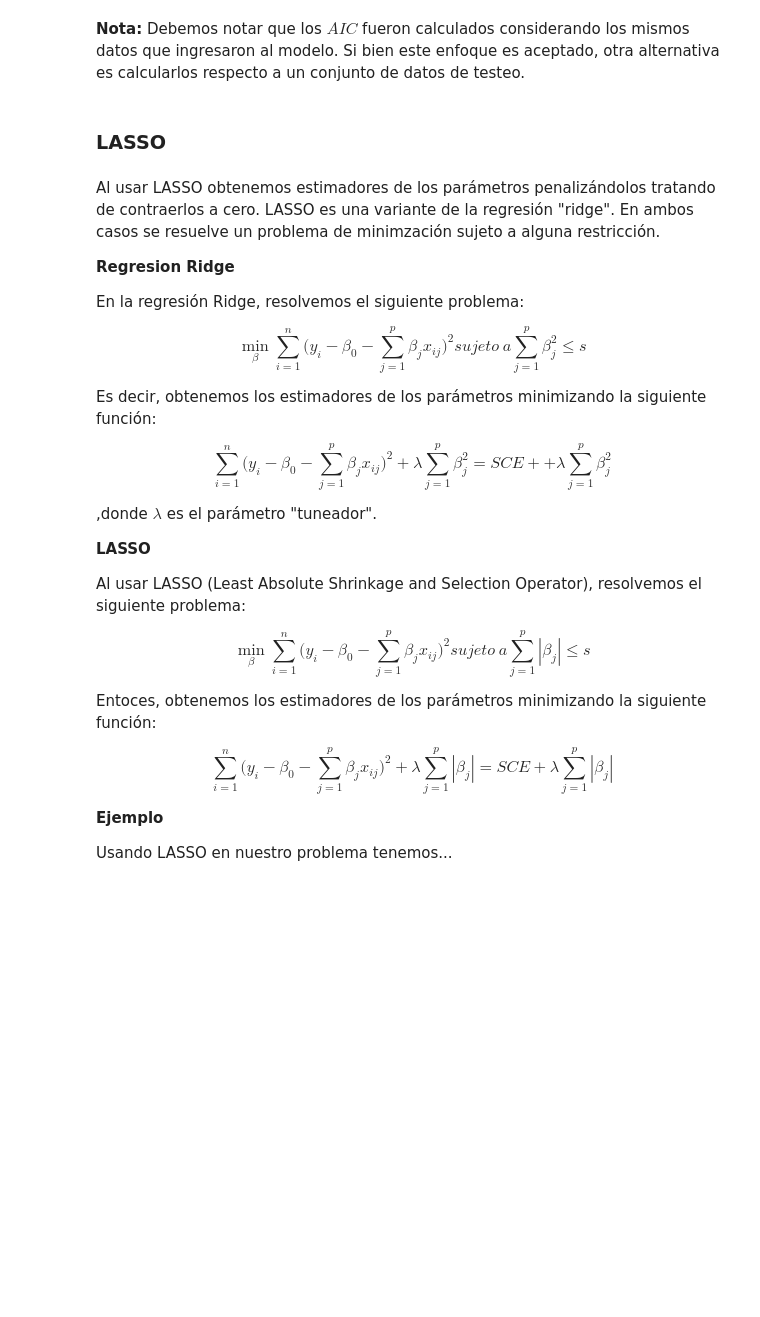
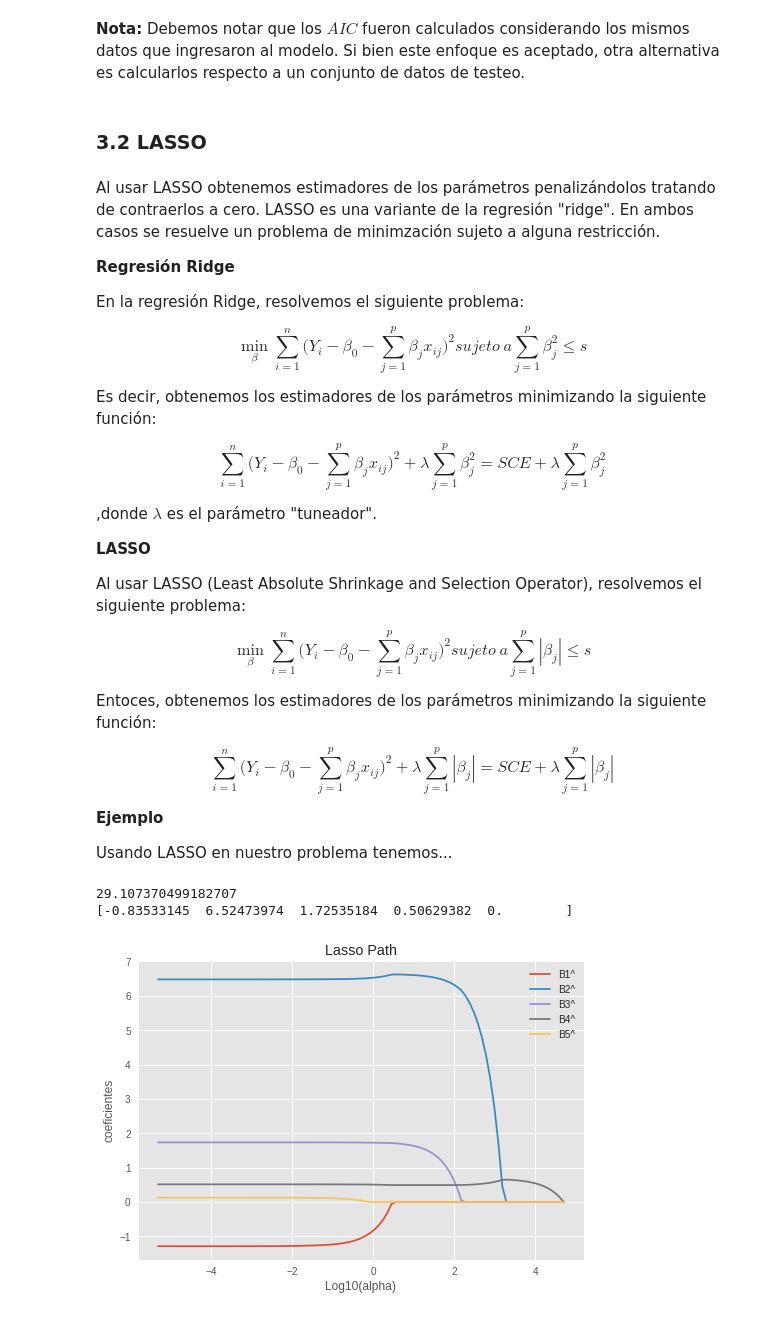
Before and after one commit to ayar-yps/RegresionLinealPython, a Jupyter notebook: Regresión Lineal.ipynb, the cells around one changed output. Drawn from its saved outputs; the diff is of its cells as text; code cells hidden in the pictures; blank space fills up the shorter version.

```diff
--- a/Regresión Lineal.ipynb
+++ b/Regresión Lineal.ipynb
@@ -639,23 +655,23 @@ OLS Regression Results
 # %% [markdown]
 __Nota:__ Debemos notar que los $AIC$ fueron calculados considerando los mismos datos que ingresaron al modelo. Si bien este enfoque es aceptado, otra alternativa es calcularlos respecto a un conjunto de datos de testeo.
 # %% [markdown]
-### LASSO
+### 3.2 LASSO
 # %% [markdown]
 Al usar LASSO obtenemos estimadores de los parámetros penalizándolos tratando de contraerlos a cero. LASSO es una variante de la regresión "ridge". En ambos casos se resuelve un problema de minimzación sujeto a alguna restricción.
 
-__Regresion Ridge__
+__Regresión Ridge__
 
 En la regresión Ridge, resolvemos el siguiente problema:
 
 $$
-\min\limits_{\beta} \sum_{i=1}^{n}\Big(y_i - \beta_0 - \sum_{j=1}^{p}\beta_j x_{ij}\Big)^2 sujeto \ a \sum_{j=1}^{p}\beta^2_j 	\leq s
+\min\limits_{\beta} \sum_{i=1}^{n}\Big(Y_i - \beta_0 - \sum_{j=1}^{p}\beta_j x_{ij}\Big)^2 sujeto \ a \sum_{j=1}^{p}\beta^2_j 	\leq s
 $$
 
 
 Es decir, obtenemos los estimadores de los parámetros minimizando la siguiente función:
 
 $$
-\sum_{i=1}^{n}\Big(y_i - \beta_0 - \sum_{j=1}^{p}\beta_j x_{ij}\Big)^2 + \lambda \sum_{j=1}^{p}\beta^2_j = SCE + + \lambda \sum_{j=1}^{p}\beta^2_j
+\sum_{i=1}^{n}\Big(Y_i - \beta_0 - \sum_{j=1}^{p}\beta_j x_{ij}\Big)^2 + \lambda \sum_{j=1}^{p}\beta^2_j = SCE + \lambda \sum_{j=1}^{p}\beta^2_j
 $$
 
 ,donde $\lambda$ es el parámetro "tuneador".
@@ -665,16 +681,53 @@ __LASSO__
 Al usar LASSO (Least Absolute Shrinkage and Selection Operator), resolvemos el siguiente problema:
 
 $$
-\min\limits_{\beta} \sum_{i=1}^{n}\Big(y_i - \beta_0 - \sum_{j=1}^{p}\beta_j x_{ij}\Big)^2 sujeto \ a \sum_{j=1}^{p}|{\beta_j}| 	\leq s
+\min\limits_{\beta} \sum_{i=1}^{n}\Big(Y_i - \beta_0 - \sum_{j=1}^{p}\beta_j x_{ij}\Big)^2 sujeto \ a \sum_{j=1}^{p}|{\beta_j}| 	\leq s
 $$
 
 
 Entoces, obtenemos los estimadores de los parámetros minimizando la siguiente función:
 
 $$
-\sum_{i=1}^{n}\Big(y_i - \beta_0 - \sum_{j=1}^{p}\beta_j x_{ij}\Big)^2 + \lambda \sum_{j=1}^{p}|{\beta_j}| = SCE + \lambda \sum_{j=1}^{p}|\beta_j|
+\sum_{i=1}^{n}\Big(Y_i - \beta_0 - \sum_{j=1}^{p}\beta_j x_{ij}\Big)^2 + \lambda \sum_{j=1}^{p}|{\beta_j}| = SCE + \lambda \sum_{j=1}^{p}|\beta_j|
 $$
 
 __Ejemplo__
 
 Usando LASSO en nuestro problema tenemos...
+# %%
+# Usemos sklearn...
+from sklearn import linear_model as lm
+
+# Definamos el modelo...
+
+# Nota: Nuestra lambda es alpha
+lm_lasso_sk = lm.Lasso(alpha=1)
+lm_lasso_sk.fit(Xh[:,1:],Y2)
+
+print(lm_lasso_sk.intercept_)
+print(lm_lasso_sk.coef_)
+# %% [output]
+29.107370499182707
+[-0.83533145  6.52473974  1.72535184  0.50629382  0.        ]
+# %%
+# Ok... eso fue para un valor de alpha ¿Qué pasa con otros valores?
+lm_lasso_sk = lm.Lasso()
+
+alphas=10**np.linspace(5,-5,100)*0.5
+
+coefs = []
+for a in alphas:
+    lm_lasso_sk.set_params(alpha=a)
+    lm_lasso_sk.fit(Xh[:,1:], Y2)
+    coefs.append(lm_lasso_sk.coef_)
+
+log_alphas = np.log10(alphas)
+
+plt.plot(log_alphas, coefs)
+plt.xlabel('Log10(alpha)')
+plt.ylabel('coeficientes')
+plt.title('Lasso Path')
+plt.legend(labels=["B1^","B2^","B3^","B4^","B5^"])
+plt.show()
+# %% [output]
+[figure, added]
```
Also changed, not shown: parts of 69 cells of this notebook, 1 other file.
